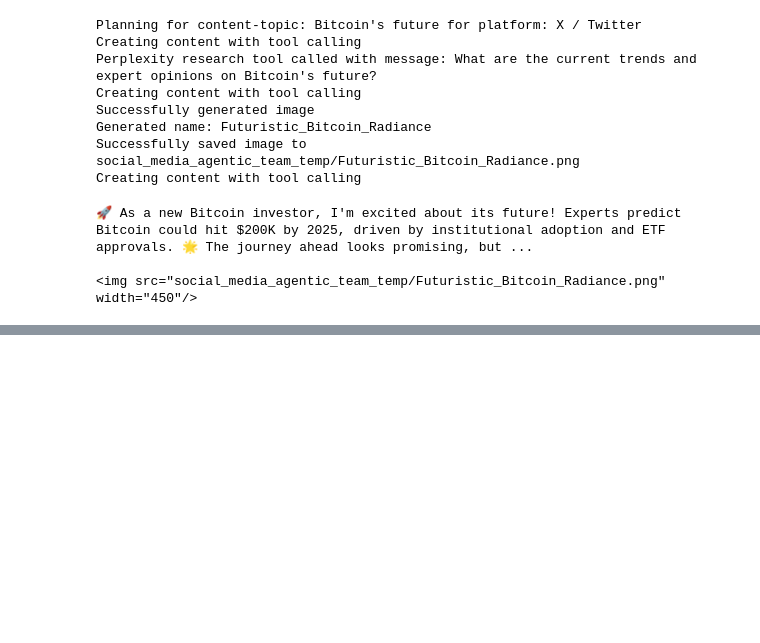
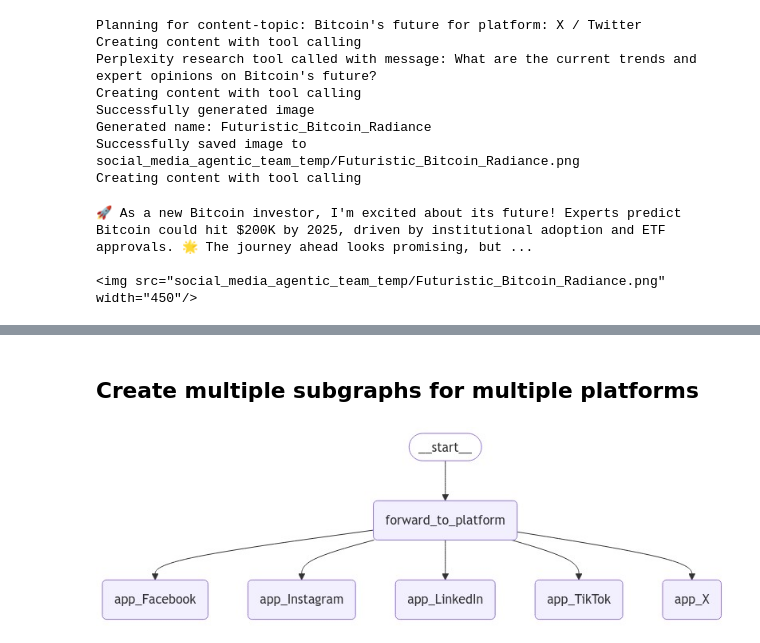
Before and after one commit to kristofrabay/genai-llm-experiments, a Jupyter notebook: nb/social_media_agentic_team.ipynb, the cells around one changed output, grey strips where cells are left out. Saved outputs shown, nothing was run; the diff lists cells and outputs as text; code cells hidden in the pictures; blank space fills up the shorter version.

Commit message:
placeholder code for platform routing

```diff
--- a/nb/social_media_agentic_team.ipynb
+++ b/nb/social_media_agentic_team.ipynb
@@ -424,3 +424,5 @@ Who do you think will make it to the big game? Let’s hear your predictions!
 ---
 
 This post combines excitement, key details, and a call to action to engage your audience.
+# %% [markdown]
+## Create multiple subgraphs for multiple platforms
@@ -426,0 +479,7 @@ This post combines excitement, key details, and a call to action to engage your
+# %%
+graph_image = meta_app.get_graph().draw_mermaid_png()
+#with open("../output/social_media_experiment/langgraph_subgraph.png", "wb") as f:
+#    f.write(graph_image)
+display(Image(graph_image))
+# %% [output]
+[figure, added]
```
Also changed, not shown: parts of 1 cell of this notebook.
